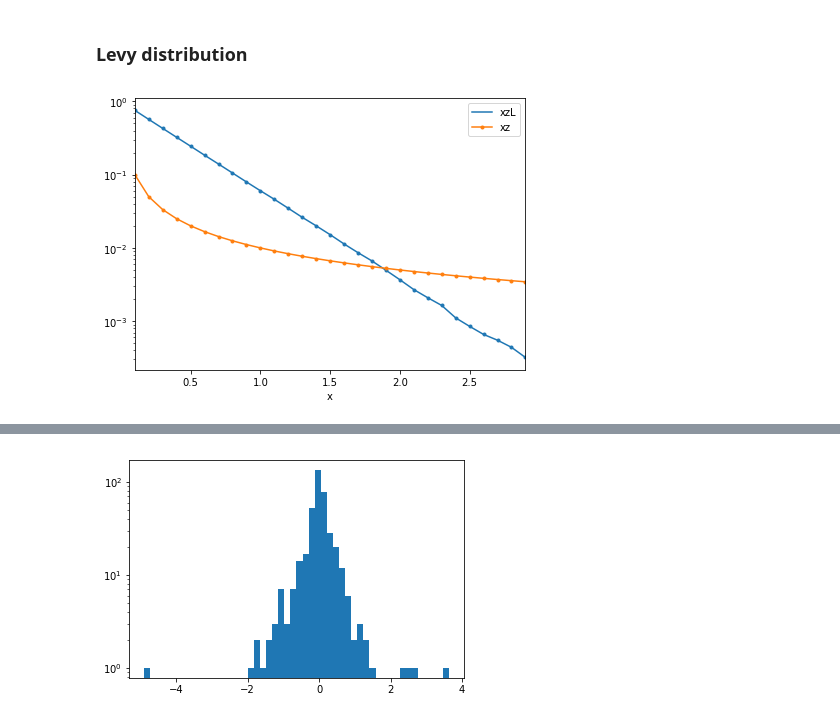
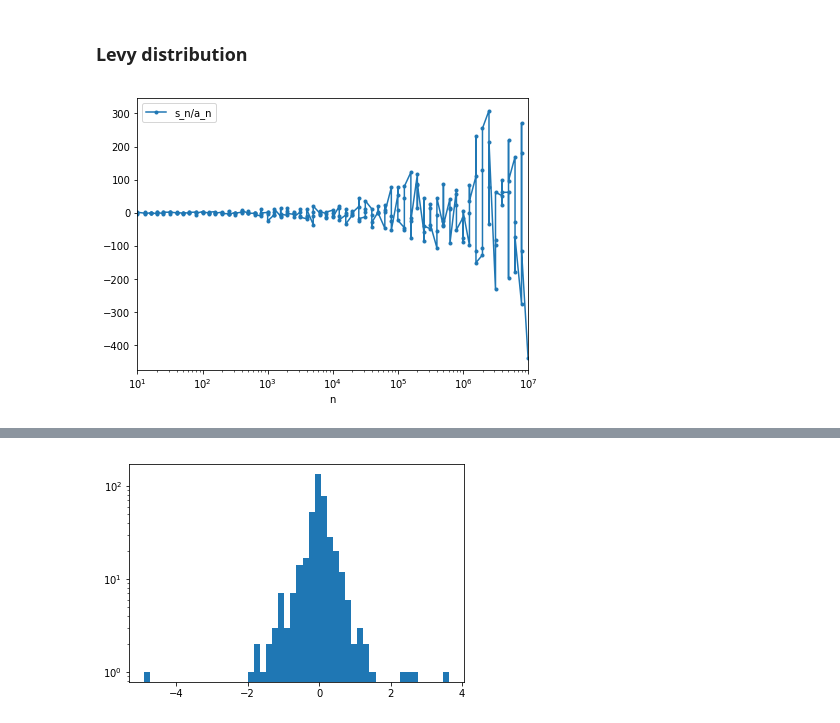
Before and after one commit to matuteiglesias/French_exports_bkp, a Jupyter notebook: code/notebooks/Gabaix numerical tests.ipynb, the cells around one changed output, grey strips where cells are left out. Cells and saved outputs as stored; diff of their text form; code cells hidden in the pictures.

```diff
--- a/code/notebooks/Gabaix numerical tests.ipynb
+++ b/code/notebooks/Gabaix numerical tests.ipynb
@@ -119,18 +145,22 @@ b_0 = n*mean(distrib)
 # %%
 s = .5
 n = 100000
-# distrib = gennorm.rvs(1/2, size = n) * (s / 10.925)
 
-for n in np.round(np.arange(1, 5, .5), 1):
-    n = np.power(10^n)
+result = []
+for n in np.round(np.arange(1, 7, .025), 1):
+    n = int(round(np.power(10, n)))
     distrib = np.random.laplace(0, s, n)/np.sqrt(2)
+#     distrib = gennorm.rvs(1/2, size = n) * (s / 10.925)
 
     s_n = distrib.sum()
 
-# A_n is related to the maximum. It is the smallest x for which we find less than one case, given our N.
-# a_n ~~ df.loc[df['xzL'] < 1/n].head(1)
-a_n = abs(distrib).max()
+    # A_n is related to the maximum. It is the smallest x for which we find less than one case, given our n.
+    # a_n ~~ df.loc[df['xzL'] < 1/n].head(1)
+    a_n = abs(distrib).max()
 
-# b_n is the expectation of all those who are below these threshold, i.e. b -> 0 if the dist is symmetric
+    # b_n is the expectation of all those who are below this threshold, i.e. b -> 0 if the dist is symmetric
+#     b_n = n*np.mean(distrib) this is the actual value, not the 'E'xpectation
+    b_n = 0
 
-b_0 = n*mean(distrib)
+    result += [[n, s_n, a_n]]
+df = pd.DataFrame(np.array(result), columns = ['n', 's_n', 'a_n'])
@@ -139,13 +167,17 @@ b_0 = n*mean(distrib)
 # %%
-z = 1
-x0 = 0.01
-df['xz'] = np.power(df.x/x0, -z)
-# df['xz'] = 1e4/(df.x**3)*np.power(df.x, -z)
+z = 5 # 5 for subbot, 10 for laplace
+
+df['a_n_est'] = np.power(df.n, 1/z)
+df['s_n/a_n'] = df.s_n/df.a_n
 
 fig, ax = plt.subplots(1, figsize = (7, 5))
-df.plot('x', 'xzL', marker = '.', ax = ax)
-df.plot('x', 'xz', marker = '.', ax = ax)
-ax.set_yscale('log')
+# df.plot('n', 'a_n', marker = '.', ax = ax)
+# df.plot('n', 'a_n_est', marker = '.', ax = ax)
+# df.plot('n', 's_n', marker = '.', ax = ax)
+df.plot('n', 's_n/a_n', marker = '.', ax = ax)
+
+ax.set_xscale('log')
+# ax.set_yscale('log')
 plt.show()
 # %% [output]
-[figure, old version]
+[figure, new version]
```
Also changed, not shown: parts of 28 cells of this notebook.
